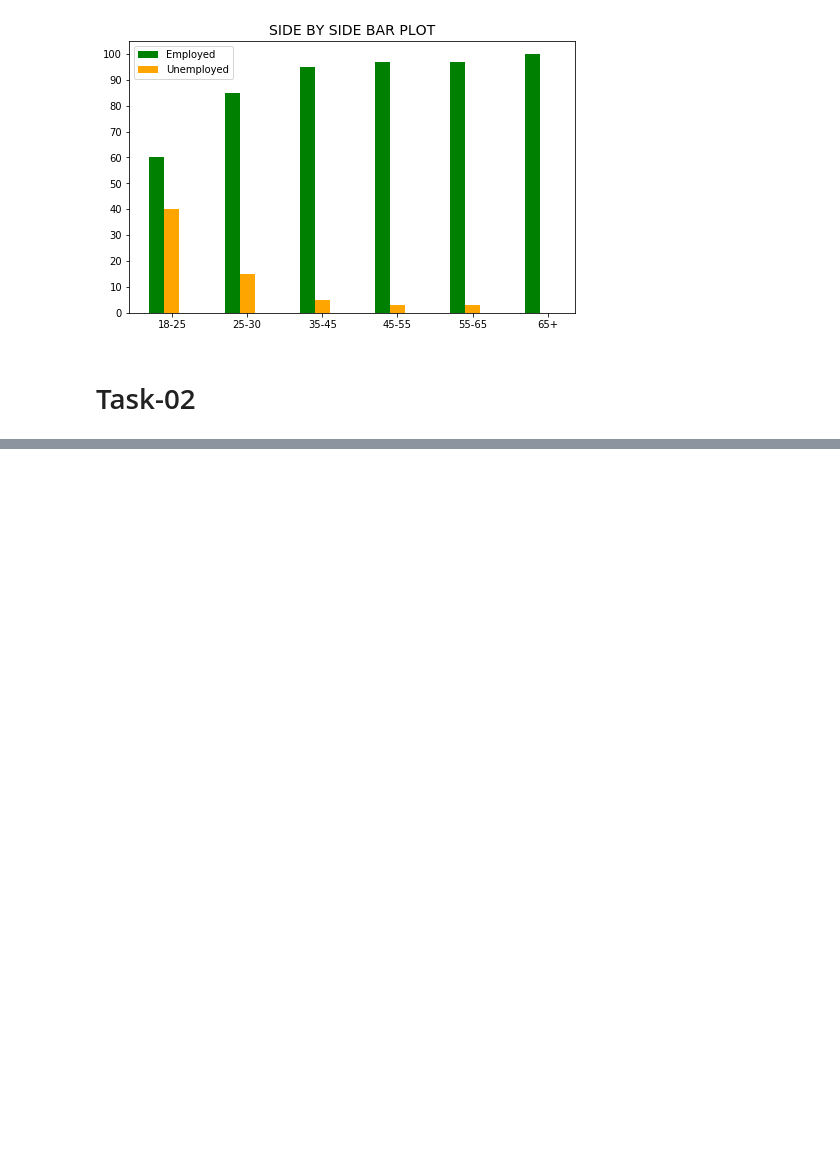
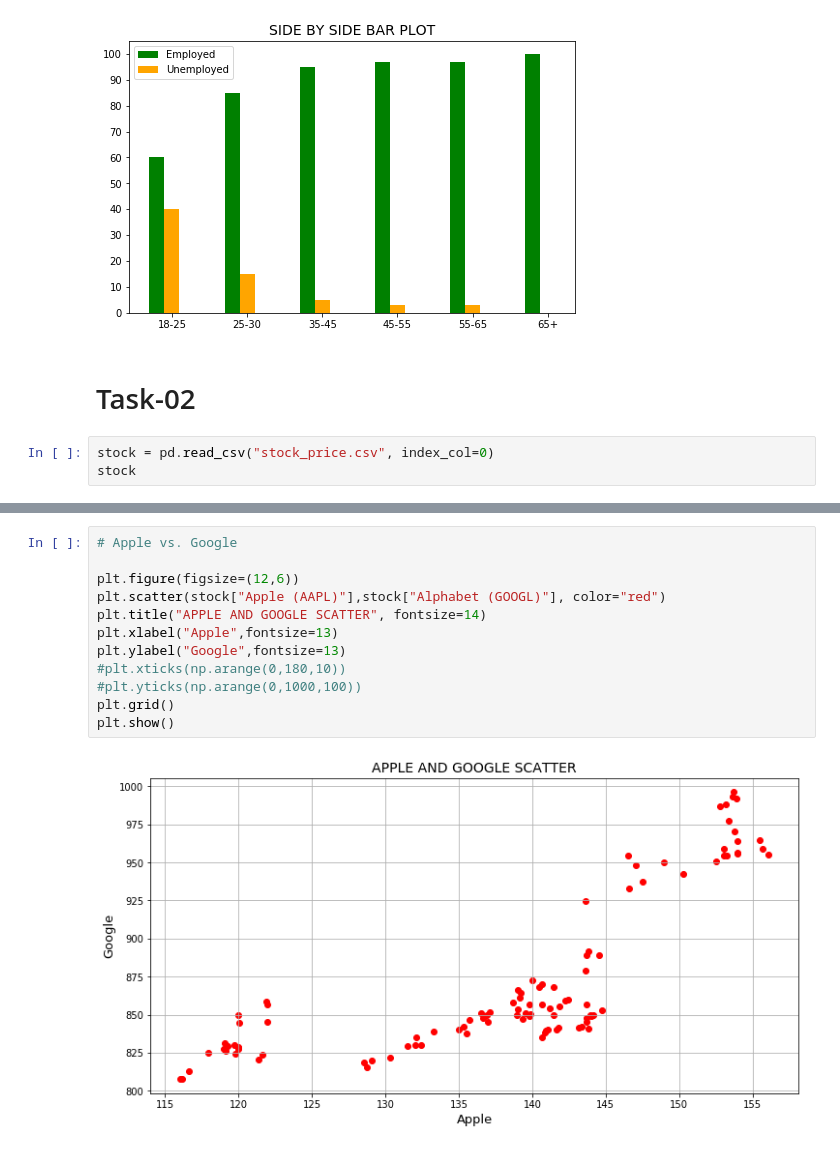
Before and after one commit to Salmankh3/Saylani_DS, a Jupyter notebook: Assignments/Assignment04/Cross-Table-02.ipynb, the cells around one changed output, grey strips where cells are left out. Drawn from its saved outputs; the diff is of its cells as text; blank space fills up the shorter version.

Commit message:
Cross-Table and Scatter Plots 02

```diff
--- a/Assignments/Assignment04/Cross-Table-02.ipynb
+++ b/Assignments/Assignment04/Cross-Table-02.ipynb
@@ -92,3 +92,6 @@ plt.show()
 [figure]
 # %% [markdown]
 # Task-02
+# %%
+stock = pd.read_csv("stock_price.csv", index_col=0)
+stock
@@ -94,0 +137,14 @@ plt.show()
+# %%
+# Apple vs. Google
+
+plt.figure(figsize=(12,6))
+plt.scatter(stock["Apple (AAPL)"],stock["Alphabet (GOOGL)"], color="red")
+plt.title("APPLE AND GOOGLE SCATTER", fontsize=14)
+plt.xlabel("Apple",fontsize=13)
+plt.ylabel("Google",fontsize=13)
+#plt.xticks(np.arange(0,180,10))
+#plt.yticks(np.arange(0,1000,100))
+plt.grid()
+plt.show()
+# %% [output]
+[figure, added]
```
Also changed, not shown: parts of 5 cells of this notebook.
